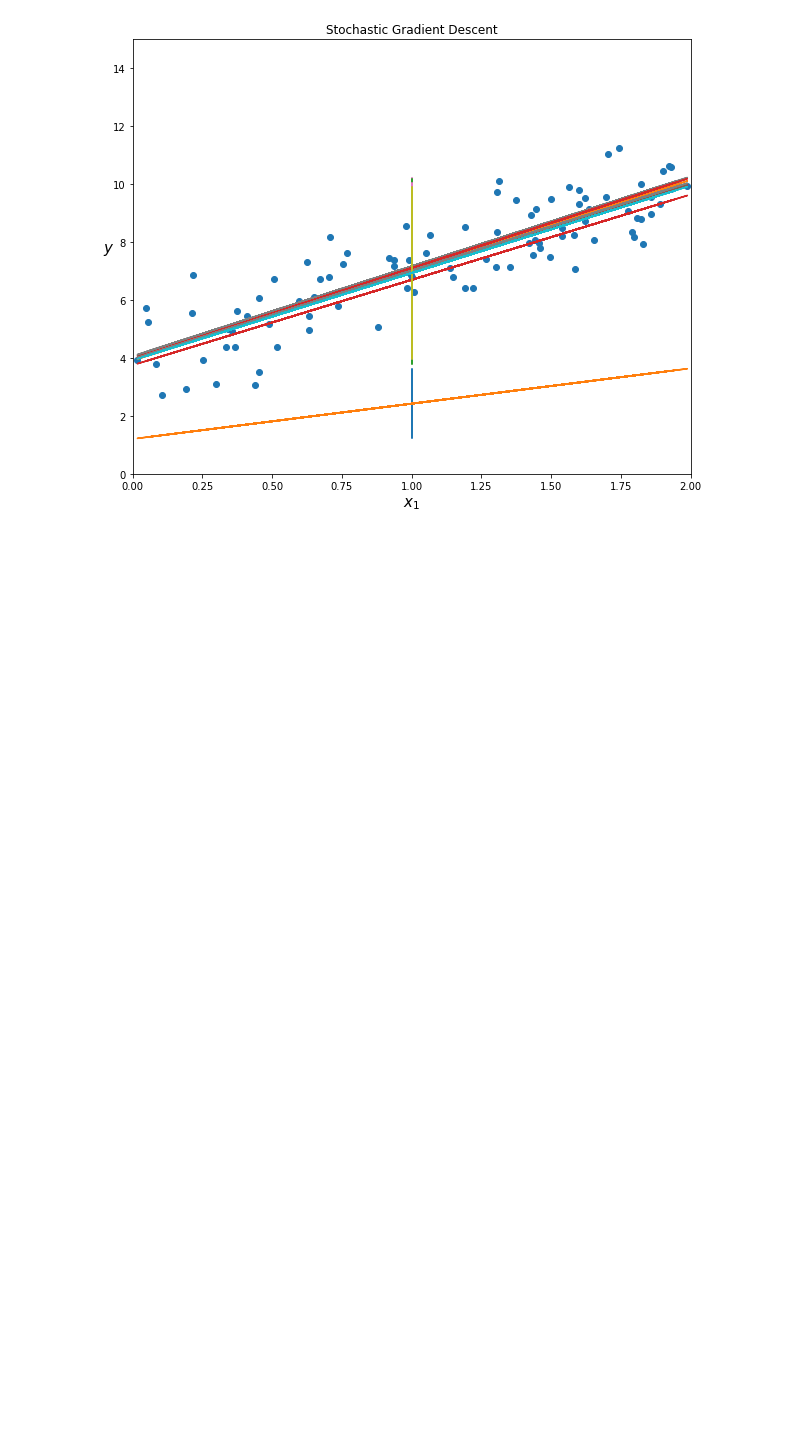
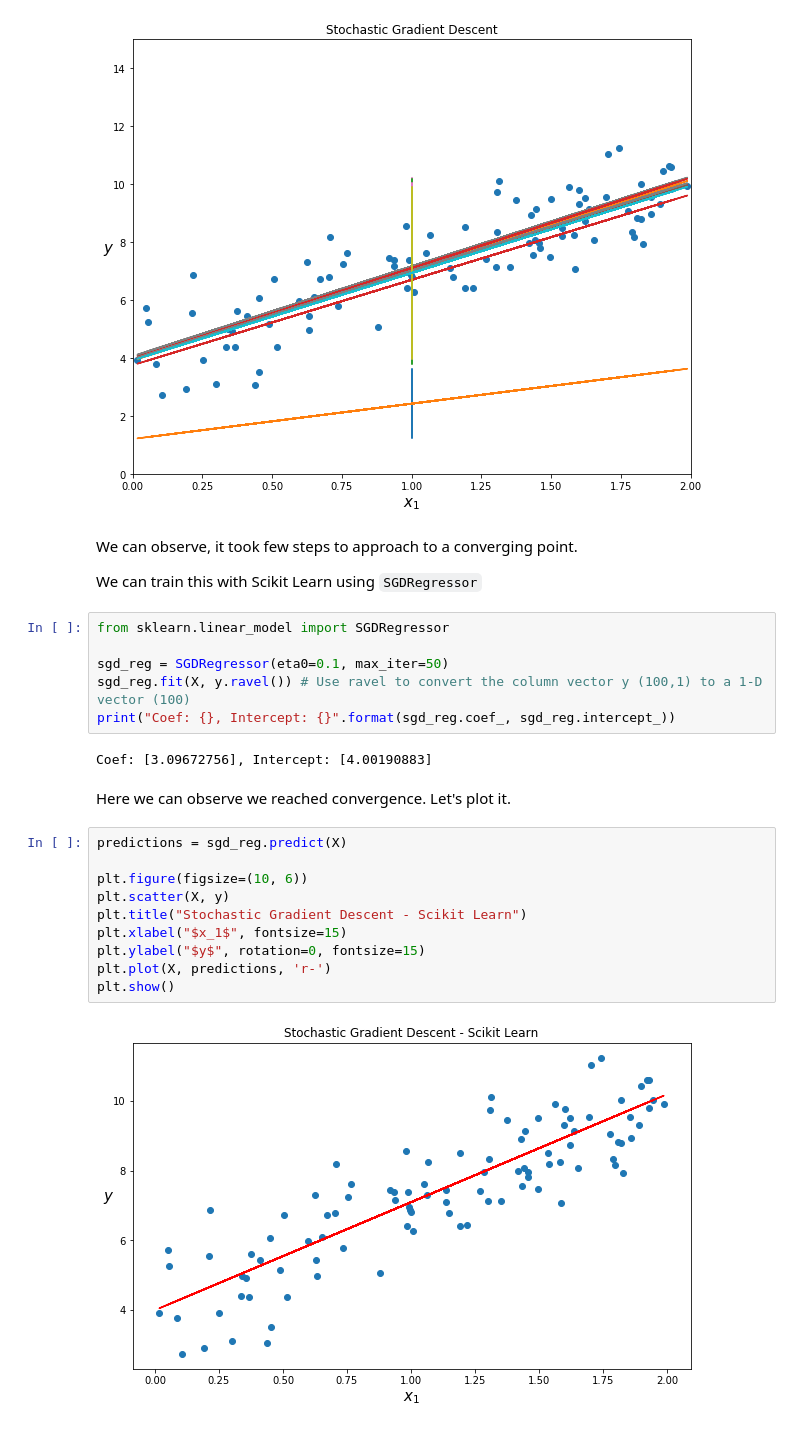
Before and after one commit to Ohtar10/ml-python, a Jupyter notebook: ch04/Training Models.ipynb, the cells around one changed output. Drawn from its saved outputs; the diff is of its cells as text; blank space fills up the shorter version.

````diff
--- a/ch04/Training Models.ipynb
+++ b/ch04/Training Models.ipynb
@@ -275,3 +291,29 @@ for step in steps[::500]:
 plt.show()
 # %% [output]
 [figure]
+# %% [markdown]
+We can observe, it took few steps to approach to a converging point.
+
+We can train this with Scikit Learn using ```SGDRegressor```
+# %%
+from sklearn.linear_model import SGDRegressor
+
+sgd_reg = SGDRegressor(eta0=0.1, max_iter=50)
+sgd_reg.fit(X, y.ravel()) # Use ravel to convert the column vector y (100,1) to a 1-D vector (100)
+print("Coef: {}, Intercept: {}".format(sgd_reg.coef_, sgd_reg.intercept_))
+# %% [output]
+Coef: [3.09672756], Intercept: [4.00190883]
+# %% [markdown]
+Here we can observe we reached convergence. Let's plot it.
+# %%
+predictions = sgd_reg.predict(X)
+
+plt.figure(figsize=(10, 6))
+plt.scatter(X, y)
+plt.title("Stochastic Gradient Descent - Scikit Learn")
+plt.xlabel("$x_1$", fontsize=15)
+plt.ylabel("$y$", rotation=0, fontsize=15)
+plt.plot(X, predictions, 'r-')
+plt.show()
+# %% [output]
+[figure, added]
````
Also changed, not shown: parts of 13 cells of this notebook.
